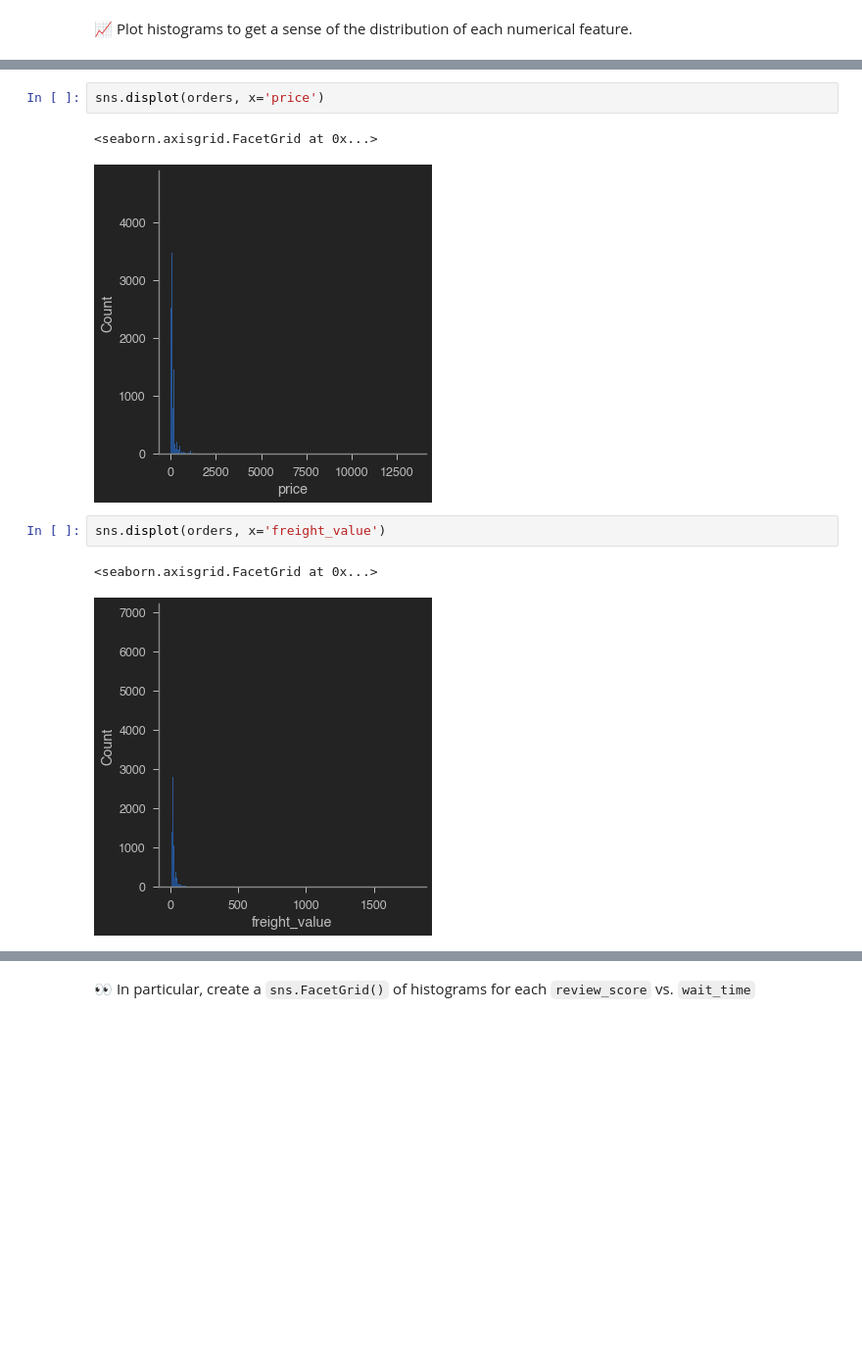
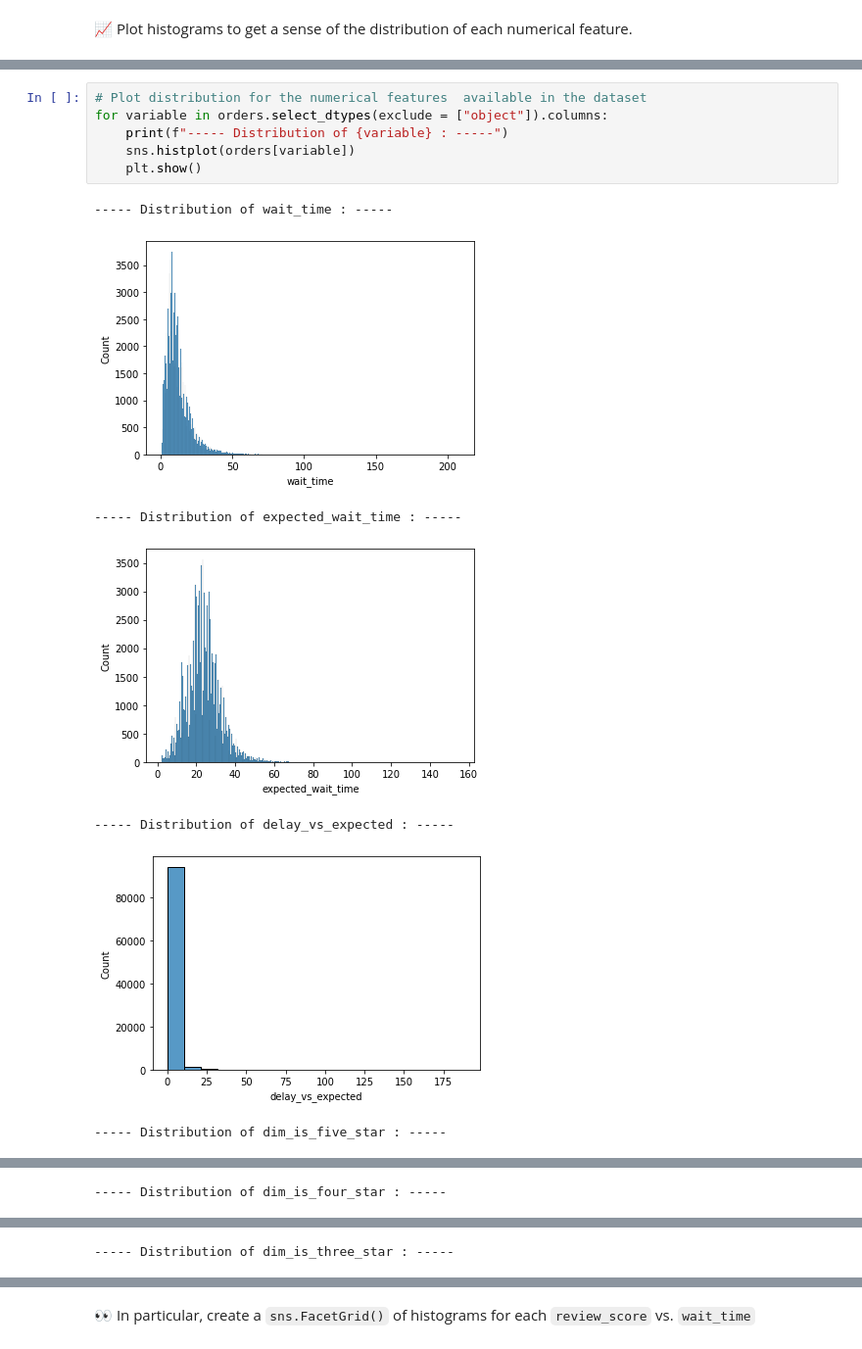
Before and after one commit to christianklausML/olist_data_analysis, a Jupyter notebook: 02-Statistical-Inference/02-Simple-Analysis/simple_analysis.ipynb, the cells around one changed output, grey strips where cells are left out. Shown at 98% size. Cells and saved outputs as stored; diff of their text form; blank space fills up the shorter version.

```diff
--- a/02-Statistical-Inference/02-Simple-Analysis/simple_analysis.ipynb
+++ b/02-Statistical-Inference/02-Simple-Analysis/simple_analysis.ipynb
@@ -87,10 +75,14 @@ sns.displot(orders, x='number_of_products')
-# %%
-sns.displot(orders, x='price')
-# %% [output]
-<seaborn.axisgrid.FacetGrid at 0x...>
-[figure, removed]
-# %%
-sns.displot(orders, x='freight_value')
-# %% [output]
-<seaborn.axisgrid.FacetGrid at 0x...>
-[figure, removed]
+# %%
+# Plot distribution for the numerical features  available in the dataset
+for variable in orders.select_dtypes(exclude = ["object"]).columns:
+    print(f"----- Distribution of {variable} : -----")
+    sns.histplot(orders[variable])
+    plt.show()
+# %% [output]
+----- Distribution of wait_time : -----
+[figure, added]
+----- Distribution of expected_wait_time : -----
+[figure, added]
+----- Distribution of delay_vs_expected : -----
+[figure, added]
+----- Distribution of dim_is_five_star : -----
@@ -96,0 +90 @@ sns.displot(orders, x='freight_value')
+----- Distribution of dim_is_four_star : -----
@@ -96,0 +92 @@ sns.displot(orders, x='freight_value')
+----- Distribution of dim_is_three_star : -----
```
Also changed, not shown: parts of 30 cells of this notebook.
